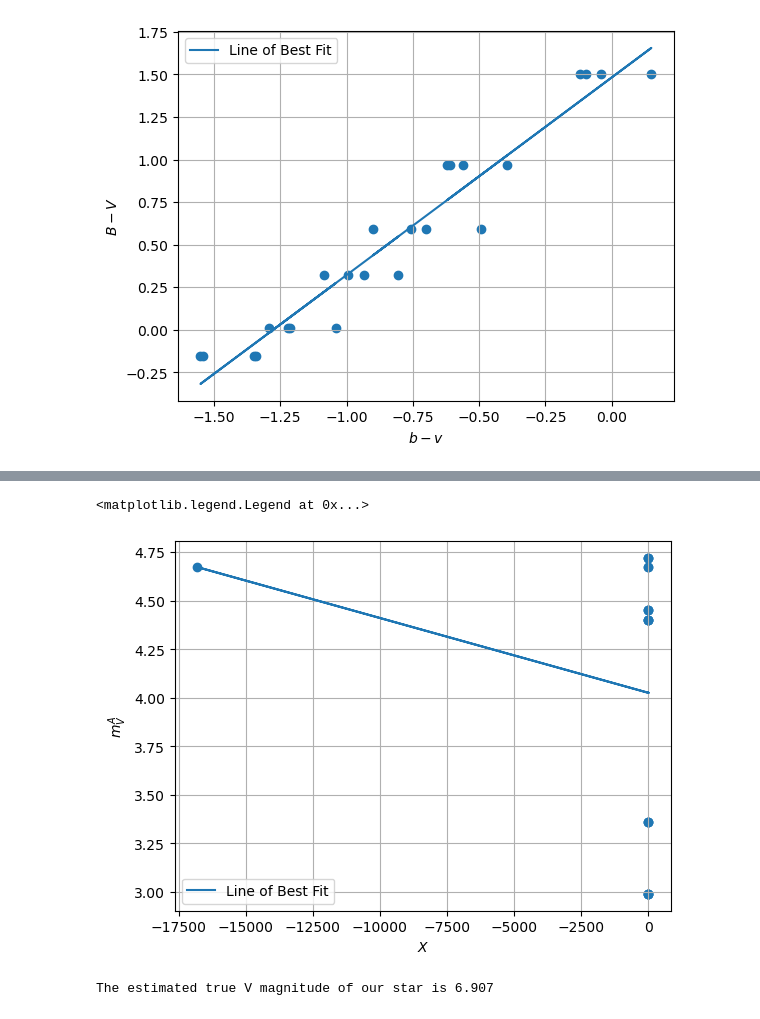
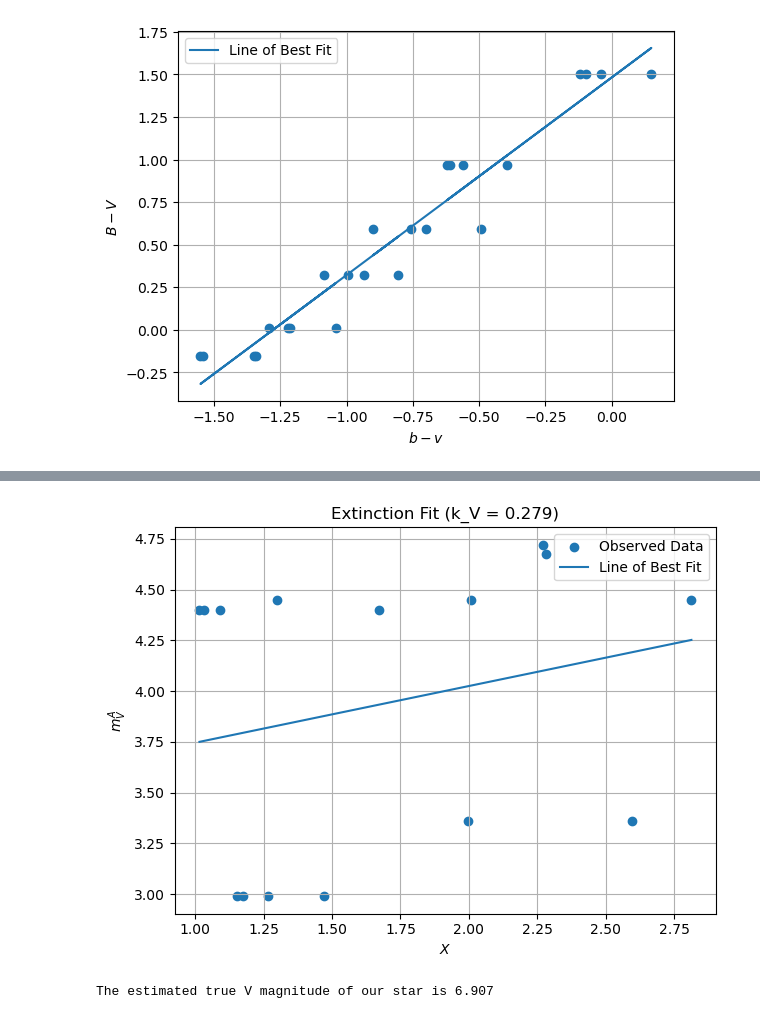
Before and after one commit to NanditaDas22/Astrophysical_Techniques, a Jupyter notebook: HW_1/hw1.ipynb, the cells around one changed output, grey strips where cells are left out. Saved outputs shown, nothing was run; the diff lists cells and outputs as text; code cells hidden in the pictures.

```diff
--- a/HW_1/hw1.ipynb
+++ b/HW_1/hw1.ipynb
@@ -310,29 +331,41 @@ df.head()
 | 2 | HR7235 | 13200000.0 | 40300000.0 | 23 10.2 | 286.352533 | 13.863477 | 2.990 | 3.000 | 335.288001 | 13.863477 | 0.850029 | ... |
 | 3 | HR7235 | 10500000.0 | 27400000.0 | 00 09.4 | 286.352533 | 13.863477 | 2.990 | 3.000 | 335.288001 | 13.863477 | 0.789363 | ... |
 | 4 | HR7298 | 4650000.0 | 19400000.0 | 19 32.8 | 288.439535 | 39.145966 | 4.398 | 4.243 | 6.593026 | 39.145966 | 0.597281 | ... |
-# %%
-# Fitting to find k_V (cleaned for NaN/inf)
-
-# Remove invalid values
-valid = np.isfinite(df['X']) & np.isfinite(df['V'])
-X_clean = df['X'][valid].to_numpy()
-V_clean = df['V'][valid].to_numpy()
-
-# Fit the linear model
-params, _ = curve_fit(linear_fit, X_clean, V_clean)
-k_V, m = params[0], params[1]
-
-# Plot
-plt.scatter(X_clean, V_clean)
-plt.plot(X_clean, X_clean * k_V + m, label='Line of Best Fit')
-
-plt.xlabel('$X$')
-plt.ylabel('$m_V^A$')
-plt.grid()
-plt.legend()
-# %% [output]
-<matplotlib.legend.Legend at 0x...>
-[figure, removed]
+# %%
+# Select only valid data points:
+# - X must be finite, greater than 0, and less than 3 (physically reasonable airmass range)
+# - V must be finite (no NaN or inf magnitudes)
+valid = np.isfinite(df['X']) & (df['X'] > 0) & (df['X'] < 3) & np.isfinite(df['V'])
+
+# Convert the filtered X and V columns to NumPy arrays for curve fitting
+X_clean = df['X'][valid].to_numpy()
+V_clean = df['V'][valid].to_numpy()
+# %%
+# Perform linear curve fitting to find extinction coefficient k_V and intercept m
+params, _ = curve_fit(linear_fit, X_clean, V_clean)
+k_V, m = params  # k_V is the slope (extinction coefficient), m is the intercept
+
+# Sort X values for plotting a clean, connected line
+sorted_idx = np.argsort(X_clean)
+
+# Plot the observed (cleaned) data points
+plt.scatter(X_clean, V_clean, label='Observed Data')
+
+# Plot the fitted line using the sorted X values
+plt.plot(X_clean[sorted_idx],
+        (X_clean * k_V + m)[sorted_idx],
+        label='Line of Best Fit')
+
+# Label axes and add plot elements
+plt.xlabel('$X$')           # Airmass
+plt.ylabel('$m_V^A$')       # Instrumental V-band magnitude
+plt.grid()
+plt.legend()
+plt.title(f'Extinction Fit (k_V = {k_V:.3f})')  # Display fitted slope in title
+plt.tight_layout()
+plt.show()
+# %% [output]
+[figure, added]
 # %%
 target_V_estimate = gamma * (return_instrument_mag(7.7E5) - return_instrument_mag(3.56E5)) + beta + return_instrument_mag(3.56E5)
 
```
Also changed, not shown: parts of 4 cells of this notebook.
